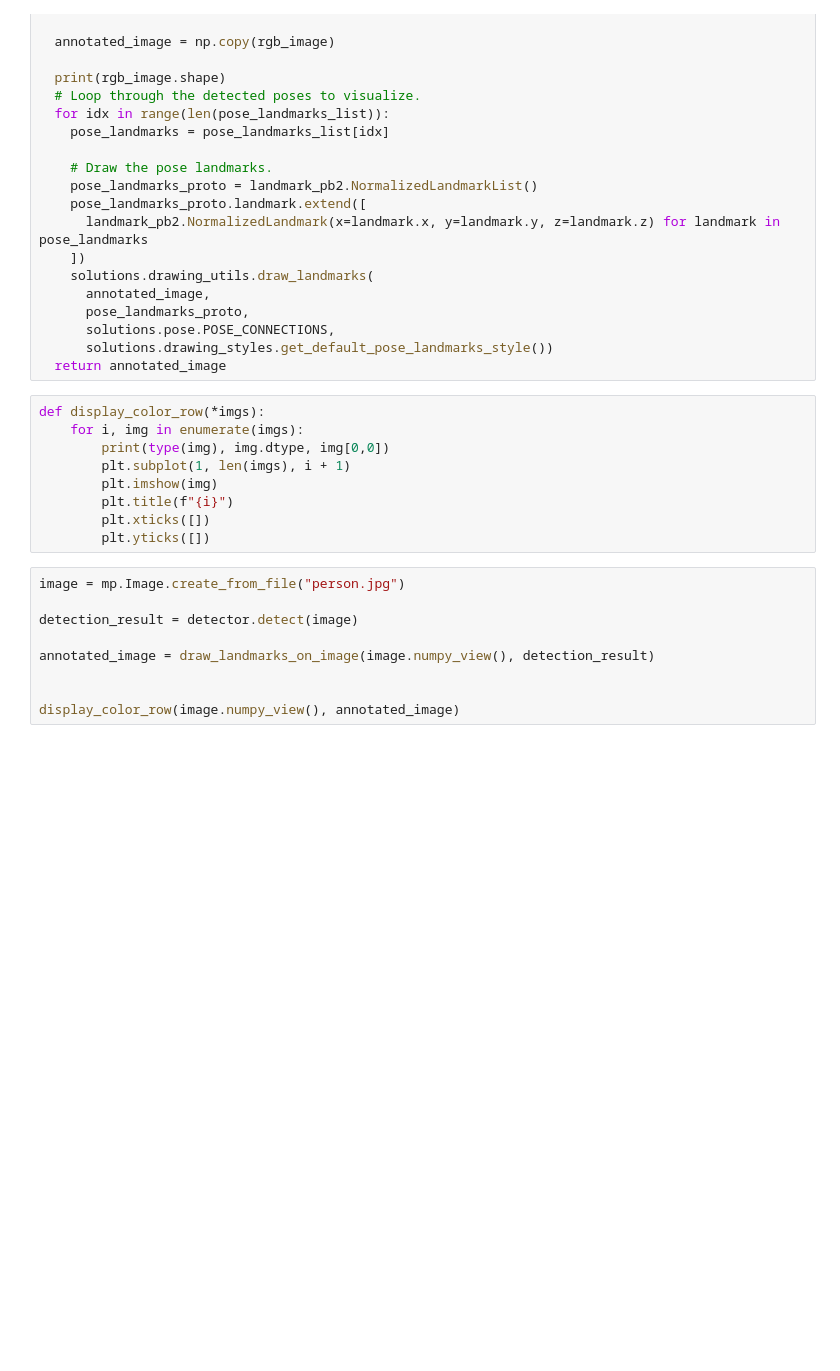
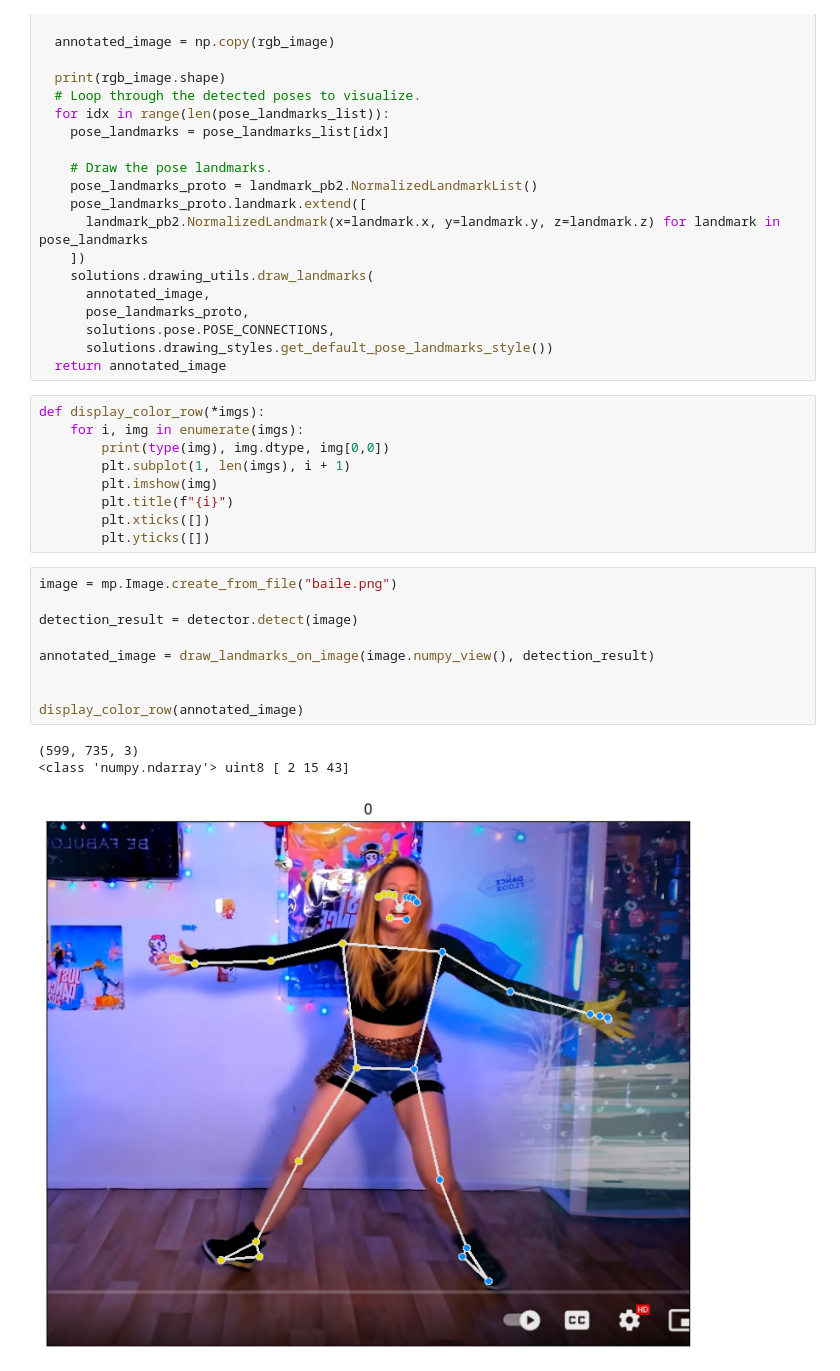
Before and after one commit to tabris2015/computer_vision_unifranz_2024, a Jupyter notebook: 6.mediapipe/6.4.pose.ipynb, the cells around one changed output. Drawn from its saved outputs; the diff is of its cells as text; blank space fills up the shorter version.

```diff
--- a/6.mediapipe/6.4.pose.ipynb
+++ b/6.mediapipe/6.4.pose.ipynb
@@ -56,11 +60,15 @@ def display_color_row(*imgs):
         plt.xticks([])
         plt.yticks([])
 # %%
-image = mp.Image.create_from_file("person.jpg")
+image = mp.Image.create_from_file("baile.png")
 
 detection_result = detector.detect(image)
 
 annotated_image = draw_landmarks_on_image(image.numpy_view(), detection_result)
 
 
-display_color_row(image.numpy_view(), annotated_image)
+display_color_row(annotated_image)
+# %% [output]
+(599, 735, 3)
+<class 'numpy.ndarray'> uint8 [ 2 15 43]
+[figure, added]
```
Also changed, not shown: parts of 3 cells of this notebook, 2 other files.
